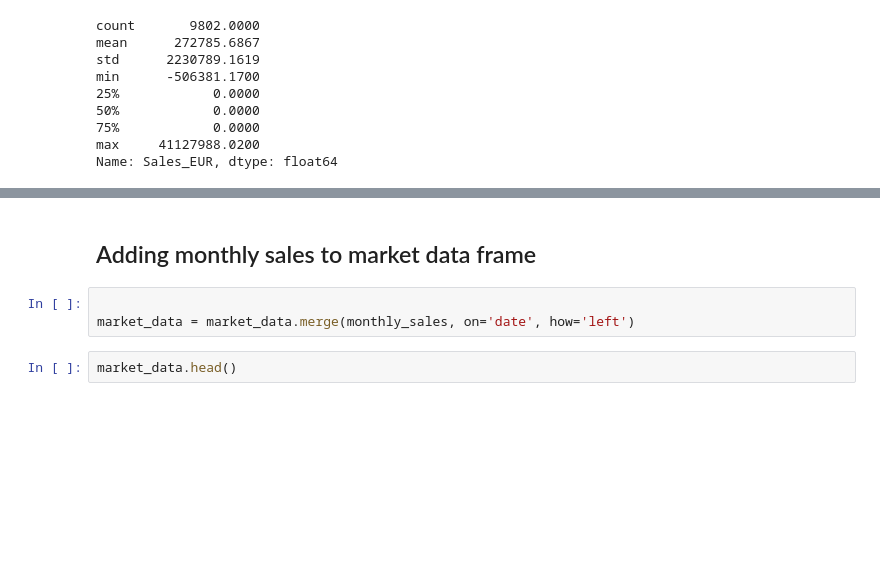
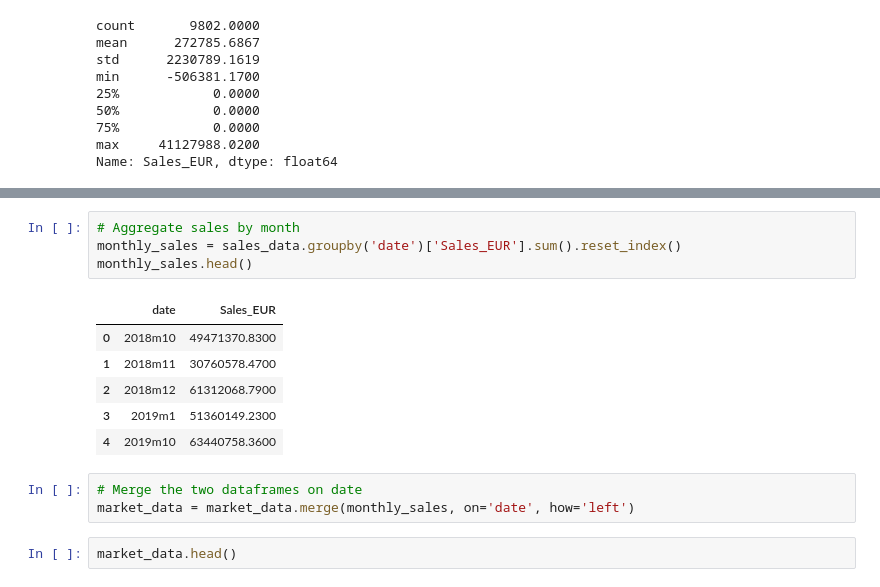
Before and after one commit to RubenCMarques/Case-2--Siemens-Sales-Forecast, a Jupyter notebook: Notebooks/Chloe_workspace.ipynb, the cells around one changed output, grey strips where cells are left out. Drawn from its saved outputs; the diff is of its cells as text; blank space fills up the shorter version.

```diff
--- a/Notebooks/Chloe_workspace.ipynb
+++ b/Notebooks/Chloe_workspace.ipynb
@@ -264,7 +284,16 @@ monthly_sales
-# %% [markdown]
-## Adding monthly sales to market data frame
+# %%
+# Aggregate sales by month
+monthly_sales = sales_data.groupby('date')['Sales_EUR'].sum().reset_index()
+monthly_sales.head()
+# %% [output]
+|  | date | Sales_EUR |
+| 0 | 2018m10 | 49471370.8300 |
+| 1 | 2018m11 | 30760578.4700 |
+| 2 | 2018m12 | 61312068.7900 |
+| 3 | 2019m1 | 51360149.2300 |
+| 4 | 2019m10 | 63440758.3600 |
 # %%
-
+# Merge the two dataframes on date
 market_data = market_data.merge(monthly_sales, on='date', how='left')
 # %%
 market_data.head()
```
Also changed, not shown: parts of 39 cells of this notebook.
